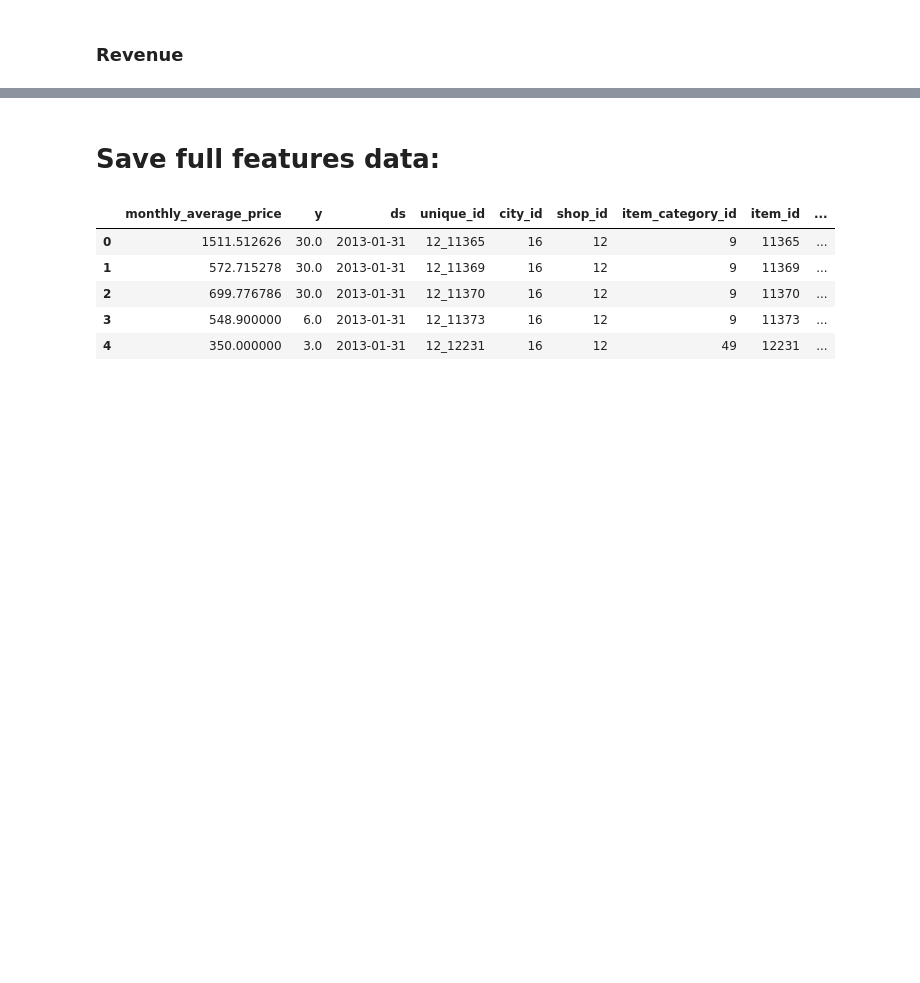
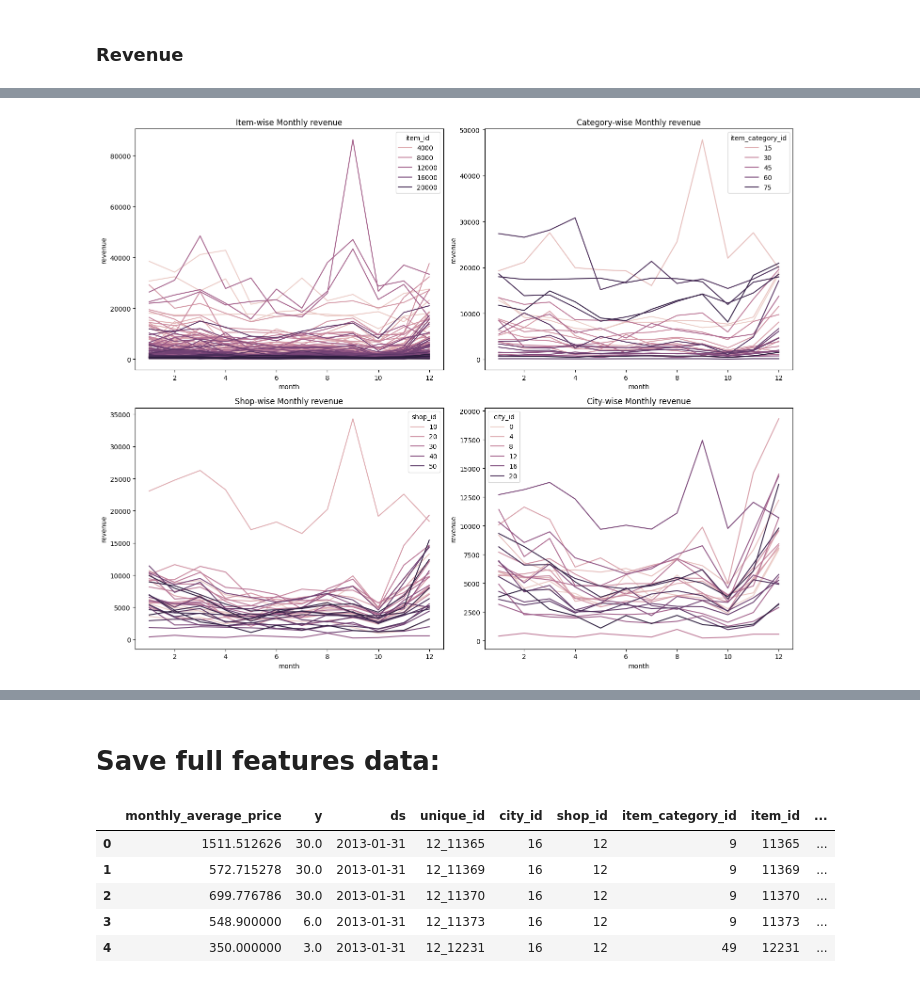
Before and after one commit to ezemriv/MLForecast-Enhanced-TimeSeries, a Jupyter notebook: 00_EDA_NaN_impute.ipynb, the cells around one changed output, grey strips where cells are left out. Saved outputs shown, nothing was run; the diff lists cells and outputs as text; code cells hidden in the pictures; blank space fills up the shorter version.

```diff
--- a/00_EDA_NaN_impute.ipynb
+++ b/00_EDA_NaN_impute.ipynb
@@ -380,3 +369,34 @@ plt.show()
+# %%
+# Prepare the data
+plot_data_item = data.groupby(['item_id','month'])['revenue'].mean().reset_index()
+plot_data_category = data.groupby(['item_category_id','month'])['revenue'].mean().reset_index()
+plot_data_shop = data.groupby(['shop_id','month'])['revenue'].mean().reset_index()
+plot_data_city = data.groupby(['city_id','month'])['revenue'].mean().reset_index()
+
+# Create a 2x2 subplot
+fig, axs = plt.subplots(2, 2, figsize=(15, 12))
+
+# Plot 1: Item-wise Monthly revenue
+sns.lineplot(x='month', y='revenue', hue='item_id', data=plot_data_item, ax=axs[0, 0])
+axs[0, 0].set_title('Item-wise Monthly revenue')
+
+# Plot 2: Category-wise Monthly revenue
+sns.lineplot(x='month', y='revenue', hue='item_category_id', data=plot_data_category, ax=axs[0, 1])
+axs[0, 1].set_title('Category-wise Monthly revenue')
+
+# Plot 3: Shop-wise Monthly revenue
+sns.lineplot(x='month', y='revenue', hue='shop_id', data=plot_data_shop, ax=axs[1, 0])
+axs[1, 0].set_title('Shop-wise Monthly revenue')
+
+# Plot 4: City-wise Monthly revenue
+sns.lineplot(x='month', y='revenue', hue='city_id', data=plot_data_city, ax=axs[1, 1])
+axs[1, 1].set_title('City-wise Monthly revenue')
+
+# Adjust the layout
+plt.tight_layout()
+plt.show()
+# %% [output]
+[figure, added]
 # %%
 # Prepare the data
 plot_data_item = data.groupby(['item_id','ds'])['revenue'].mean().reset_index()
```
Also changed, not shown: parts of 27 cells of this notebook, 3 other files.
